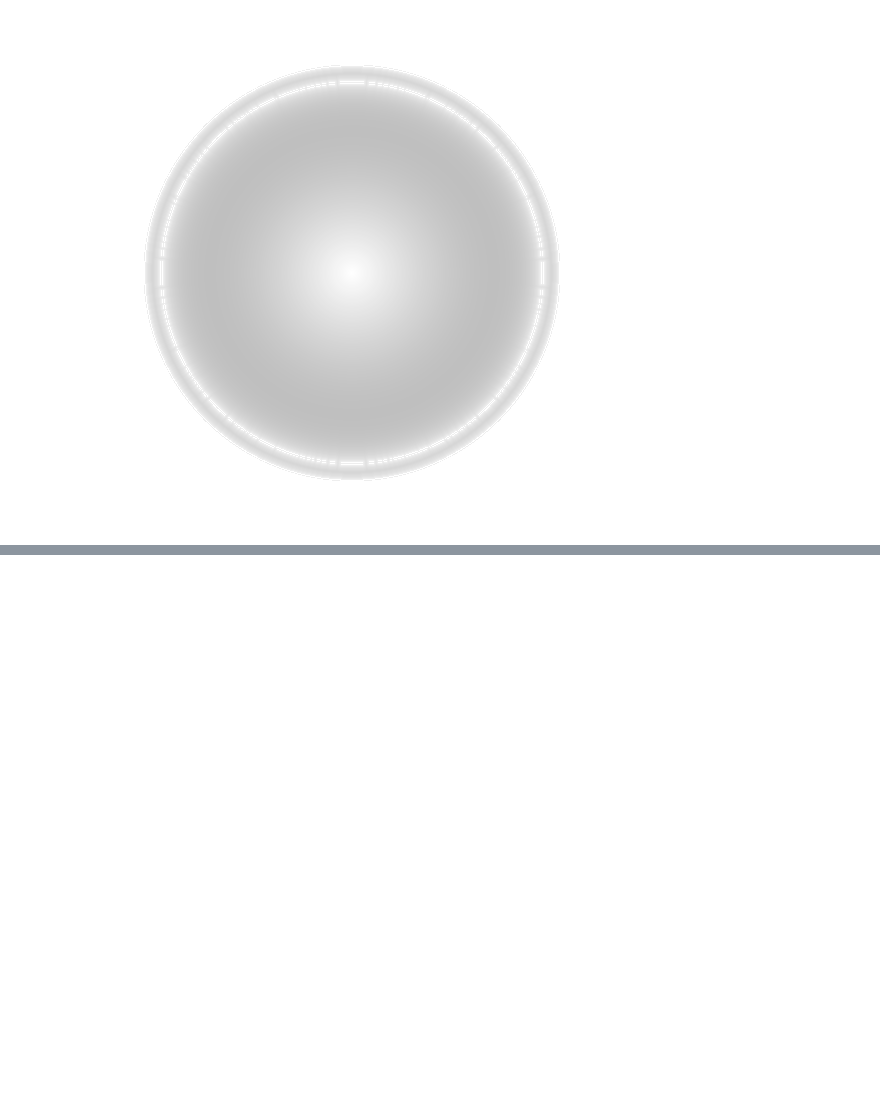
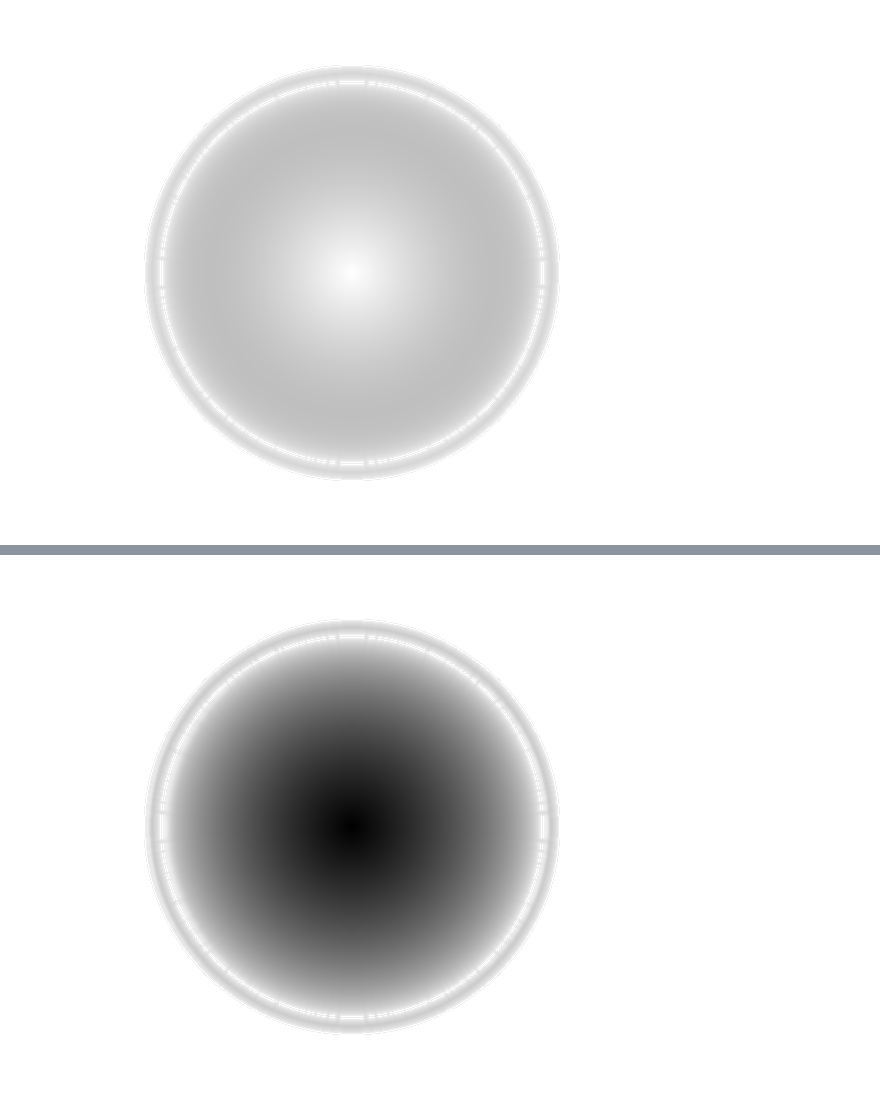
Before and after one commit to SNIPRS/image_utils, a Jupyter notebook: gradient_fill.ipynb, the cells around one changed output, grey strips where cells are left out. Saved outputs shown, nothing was run; the diff lists cells and outputs as text; code cells hidden in the pictures; blank space fills up the shorter version.

```diff
--- a/gradient_fill.ipynb
+++ b/gradient_fill.ipynb
@@ -46,3 +21,7 @@ NameError: name 'sobel' is not defined
+# %%
+display(dy)
+# %% [output]
+[figure, added]
 # %%
 sz = 512
 sample_image = Image.new('RGBA', (sz, sz))
```
Also changed, not shown: parts of 9 cells of this notebook, 1 other file.
